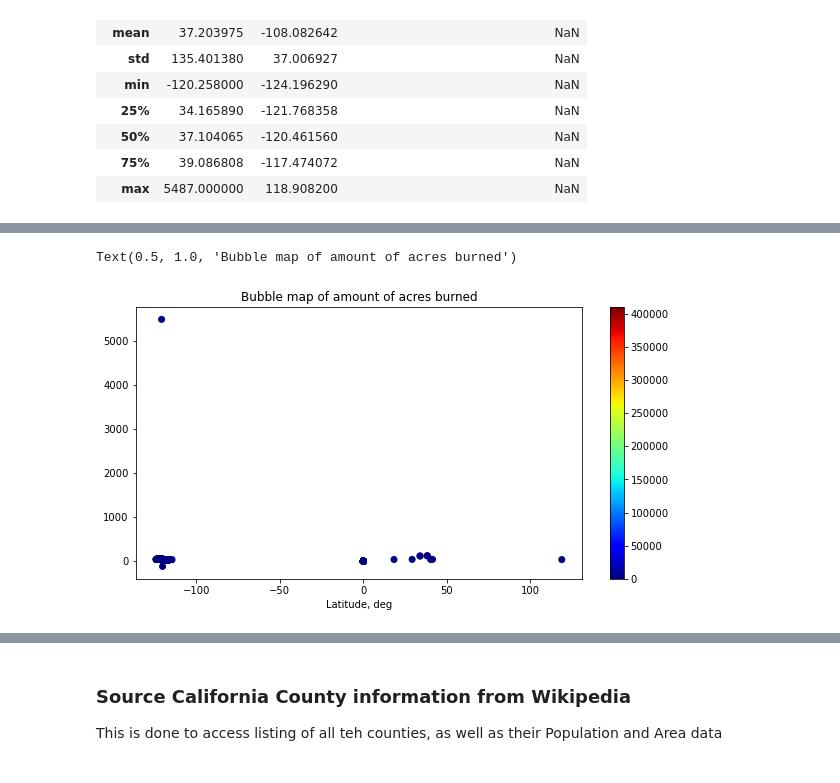
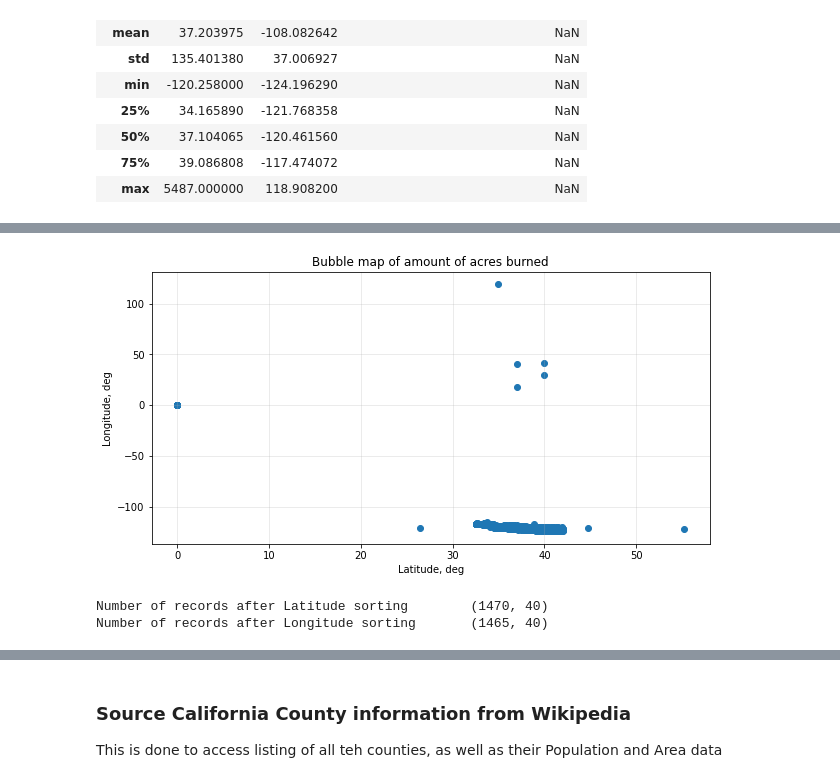
Before and after one commit to i-am-phoenix/project3, a Jupyter notebook: Untitled.ipynb, the cells around one changed output, grey strips where cells are left out. Cells and saved outputs as stored; diff of their text form; code cells hidden in the pictures.

Commit message:
cleaned data based on latitude and longitude typical ranges, as well as on California specific expected lat/lon boundaries

```diff
--- a/Untitled.ipynb
+++ b/Untitled.ipynb
@@ -69,3 +69,11 @@ raw_data[["Latitude", "Longitude", "Location"]].describe(include="all")
 | 50% | 37.104065 | -120.461560 | NaN |
 | 75% | 39.086808 | -117.474072 | NaN |
 | max | 5487.000000 | 118.908200 | NaN |
+# %%
+# Required data cleaning for lattitude
+# Longitude should be within [-180:180] - raw data range is [-124.196:118.908]
+# Latitude should be within [-90:90] - raw data range is [-120.258:5487.0000]
+raw_data.shape # (1636, 40)
+
+clean_data_1 = raw_data[((raw_data['Latitude'] > -90) & (raw_data['Latitude'] < 90))]
+clean_data_1[["Latitude", "Longitude", "Location"]].describe(include="all")
@@ -72,10 +93,10 @@ raw_data[["Latitude", "Longitude", "Location"]].describe(include="all")
 # %%
 plt.figure(figsize=(10,5))
-plt.scatter(raw_data.Longitude, raw_data.Latitude, c = raw_data.AcresBurned, cmap='jet')
-plt.colorbar()
-plt.xlabel("Longitude, deg")
+plt.scatter(clean_data_1.Latitude, clean_data_1.Longitude)
+# plt.colorbar()
+plt.ylabel("Longitude, deg")
 plt.xlabel("Latitude, deg")
 plt.title("Bubble map of amount of acres burned")
+plt.grid(alpha=0.3)
 # %% [output]
-Text(0.5, 1.0, 'Bubble map of amount of acres burned')
-[figure, old version]
+[figure, new version]
@@ -85,0 +103,13 @@ Text(0.5, 1.0, 'Bubble map of amount of acres burned')
+# %%
+# Further, if we refer to known lat/lon ranges for california, we need to remove some of the existing
+# non-California outliers
+# from https://www.netstate.com/states/geography/ca_geography.html we have
+#      Longitude: 114° 8' W to 124° 24' W
+#      Latitude: 32° 30' N to 42° N
+clean_data_2 = clean_data_1[((clean_data_1['Latitude'] > 32) & (clean_data_1['Latitude'] < 42))]
+clean_data_3 = clean_data_2[((clean_data_2['Longitude'] < -114) & (clean_data_2['Latitude'] > -124))]
+print("Number of records after Latitude sorting\t" + str(clean_data_2.shape))
+print("Number of records after Longitude sorting\t" + str(clean_data_3.shape))
+# %% [output]
+Number of records after Latitude sorting        (1470, 40)
+Number of records after Longitude sorting       (1465, 40)
```
Also changed, not shown: parts of 3 cells of this notebook.
